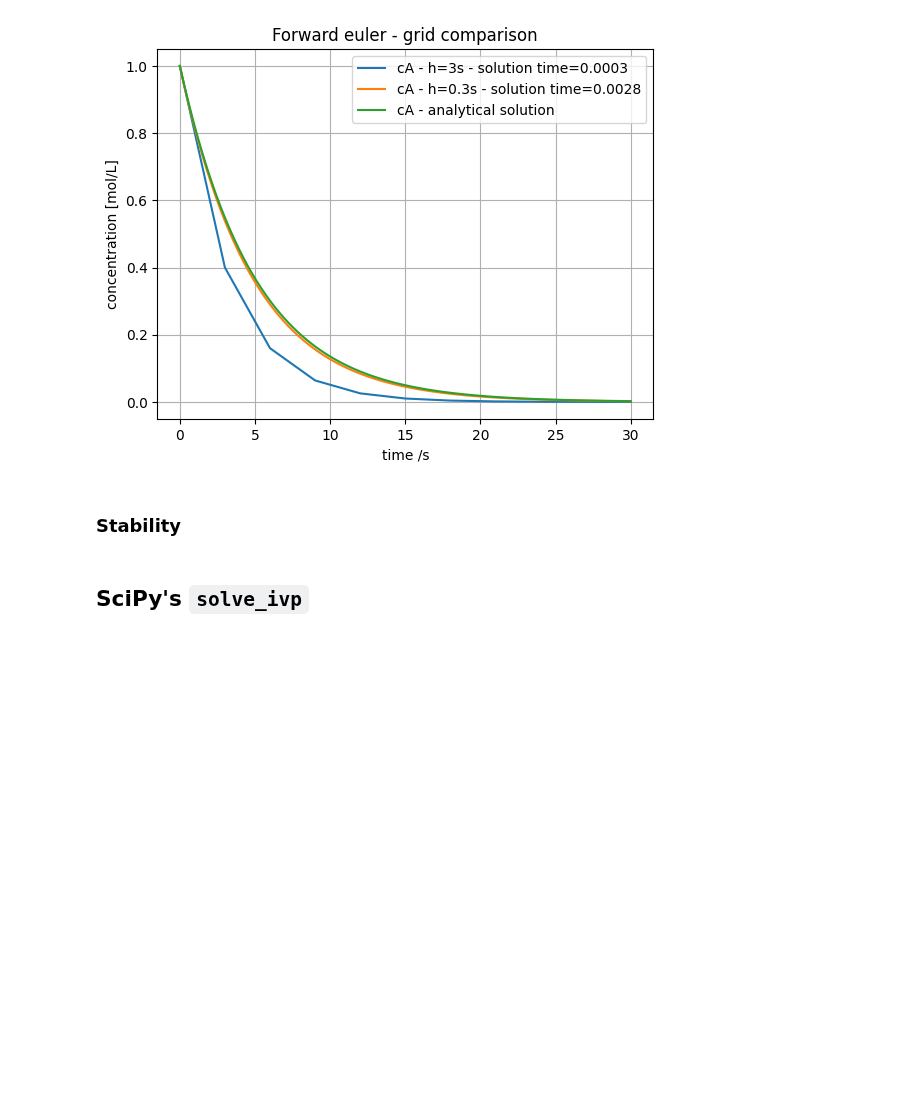
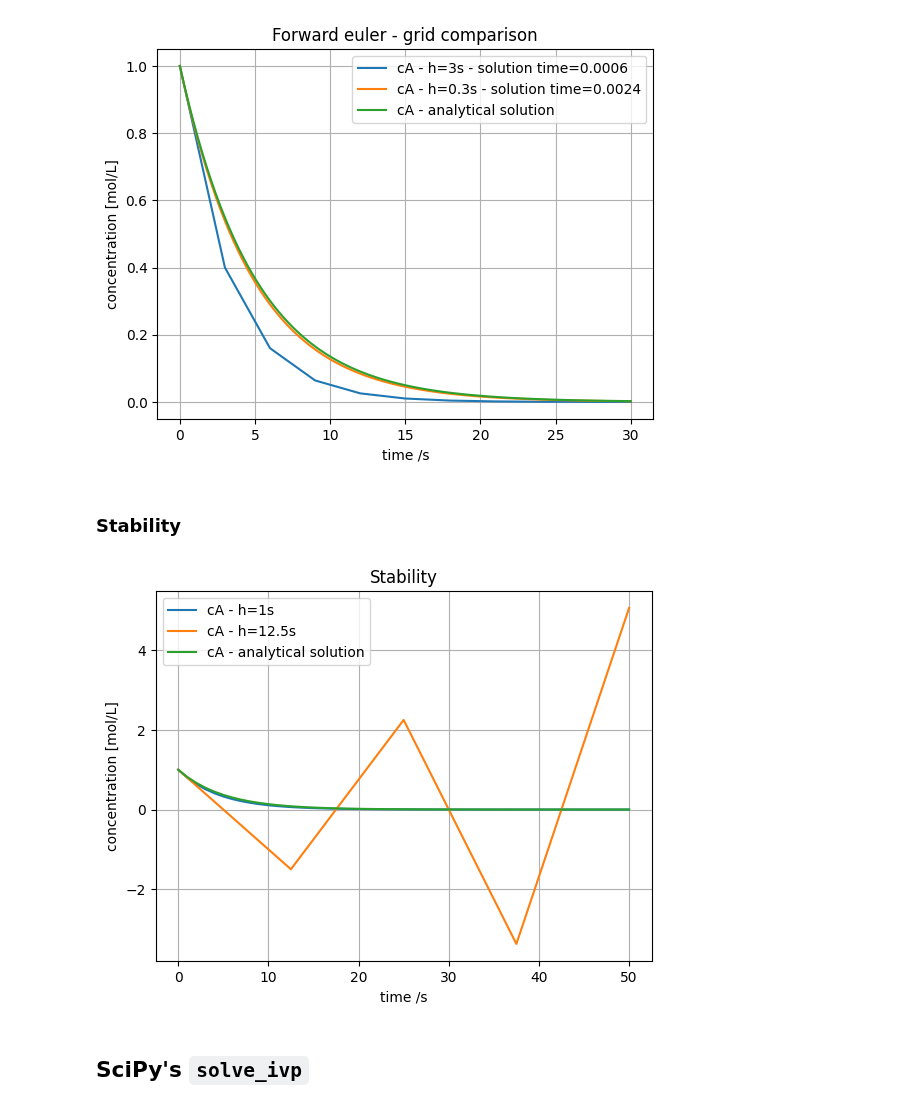
Before and after one commit to process-intelligence-research/computational_practicum_lecture_coding, a Jupyter notebook: q1_lecture_5/Q1Lecture5.ipynb, the cells around one changed output. Saved outputs shown, nothing was run; the diff lists cells and outputs as text; code cells hidden in the pictures; blank space fills up the shorter version.

```diff
--- a/q1_lecture_5/Q1Lecture5.ipynb
+++ b/q1_lecture_5/Q1Lecture5.ipynb
@@ -186,8 +265,31 @@ fig.show()
+# %%
+# time domain
+t_start = 0.0
+t_end = 30.0
+n = 500
+t = np.linspace(t_start, t_end, n)
+dt = t[1]-t[0]
+
+# initial conditions
+c0 = np.array([1,0])
 # %% [markdown]
 Define chemical reaction system.
 # %%
-# reaction system
-def dC(t, c):
+def dC(t: np.ndarray, c: np.ndarray) -> np.ndarray:
+    """ODE system for semi-batch reactor.
+
+    Parameters
+    ----------
+    t : np.ndarray
+        Time variable
+    c : np.ndarray
+        Concentration of individual components
+
+    Returns
+    -------
+    np.ndarray
+        Concentration gradient in reactor
+    """
     cA, _ = c
     k = 0.2
     Vdot = 0.1
@@ -276,7 +376,7 @@ t_fine = np.linspace(0,30,101)
 def cA_analytical(k: float, t: float) -> float:
     return np.exp(-k*t)
 # %%
-def dC(t, c):
+def dcA(t, c):
     return -0.2*c
 # %%
 start_coarse = time.time()
@@ -308,6 +408,24 @@ fig.show()
 [figure]
 # %% [markdown]
 ### Stability
+# %%
+t_stable = np.linspace(0,50,51)
+c_stable = forward_euler(dC, c0, t_stable)
+t_instable = np.linspace(0,50,5)
+c_instable = forward_euler(dC, c0, t_instable)
+# %%
+fig, ax = plt.subplots()
+ax.plot(t_stable, c_stable[0,:], label = f"cA - h=1s")
+ax.plot(t_instable, c_instable[0,:], label = f"cA - h=12.5s")
+ax.plot(t_stable, cA_analytical(0.2, t_stable), label = "cA - analytical solution")
+ax.set_xlabel("time /s")
+ax.set_ylabel("concentration [mol/L]")
+ax.set_title("Stability")
+ax.legend()
+ax.grid()
+fig.show()
+# %% [output]
+[figure, added]
 # %% [markdown]
 ## SciPy's `solve_ivp`
 # %% [markdown]
```
Also changed, not shown: parts of 20 cells of this notebook.
